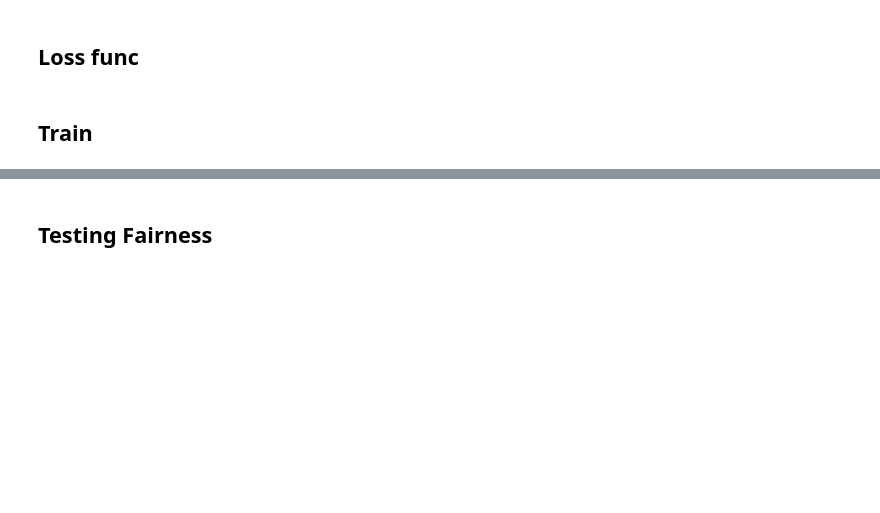
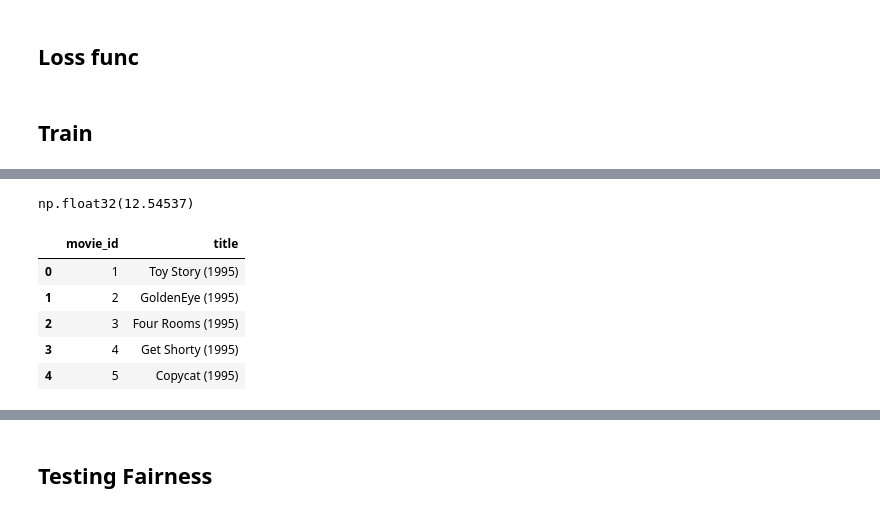
Before and after one commit to PranjalKabra/Fairness-Movie-Recommender, a Jupyter notebook: Notebook_movie.ipynb, the cells around one changed output, grey strips where cells are left out. Saved outputs shown, nothing was run; the diff lists cells and outputs as text; code cells hidden in the pictures; blank space fills up the shorter version.

```diff
--- a/Notebook_movie.ipynb
+++ b/Notebook_movie.ipynb
@@ -336,0 +369,24 @@ plt.show()
+# %%
+# TESTING
+
+movies_embedding = model.movie_embedding_mlp
+uv = model.user_embedding_biased_mlp(x_train[:,0])
+mv = movies_embedding(x_train[:,1])
+scores = tf.reshape(tf.reduce_sum( tf.multiply( uv, mv ), 1, keepdims=True ),[-1])
+
+mse = tf.keras.losses.MeanSquaredError()
+mse(y_train[0], scores).numpy()
+# %% [output]
+np.float32(12.54537)
+# %%
+movie_df = pd.read_csv('/content/extracted_data/u.item', sep='|', header=None, encoding='latin-1')
+movie_df = movie_df[[0, 1]]
+movie_df.columns = ['movie_id', 'title']
+movie_df.head()
+# %% [output]
+|  | movie_id | title |
+| 0 | 1 | Toy Story (1995) |
+| 1 | 2 | GoldenEye (1995) |
+| 2 | 3 | Four Rooms (1995) |
+| 3 | 4 | Get Shorty (1995) |
+| 4 | 5 | Copycat (1995) |
```
Also changed, not shown: parts of 39 cells of this notebook.
